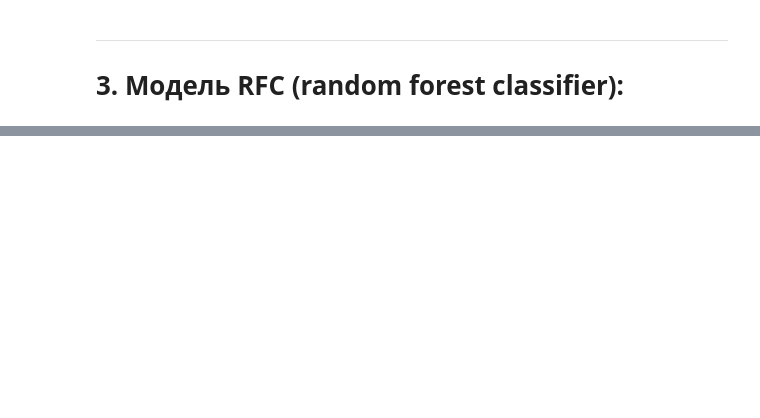
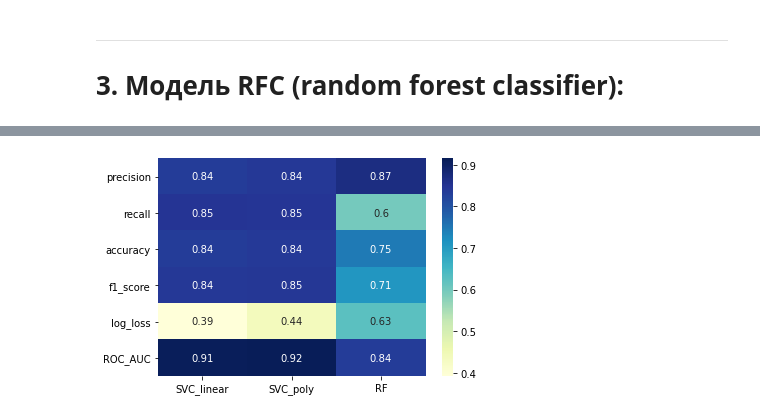
Before and after one commit to belpablo/smth_for_fun, a Jupyter notebook: KONTUR/solution/Kontur_test.ipynb, the cells around one changed output, grey strips where cells are left out. Drawn from its saved outputs; the diff is of its cells as text; code cells hidden in the pictures; blank space fills up the shorter version.

```diff
--- a/KONTUR/solution/Kontur_test.ipynb
+++ b/KONTUR/solution/Kontur_test.ipynb
@@ -281,0 +299,12 @@ See the caveats in the documentation: https://pandas.pydata.org/pandas-docs/stab
+# %%
+# Разобьём тренировочный датасет на тренировочную/тестовую выборки 8/2:
+
+train_data = pd.read_csv('dataset/train.tsv', sep = '\t')
+train_data = preprocessing(train_data)
+X_train, X_test, y_train, y_test = train_test_split(train_data['title'],
+                                                    train_data['is_fake'],
+                                                    test_size = 0.2,
+                                                    random_state = rand_state)
+
+vectorizer = TfidfVectorizer()
+train_x_vect = vectorizer.fit_transform(X_train)
@@ -281,0 +368,31 @@ See the caveats in the documentation: https://pandas.pydata.org/pandas-docs/stab
+# %%
+# HeatMap plot:
+
+models_names_arr = list(prob_pred_df.keys()[:-2])
+metrics_dict = defaultdict(dict)
+threshold = 0.5
+
+for name in models_names_arr:
+
+    # Forming predicted class:
+    predicted_class = (prob_pred_df[name] > threshold).astype(int)
+
+    # Computing all metrics:
+    precision, recall, f_score, _ = metrics.precision_recall_fscore_support(prob_pred_df['is_fake'],\
+                                                                            predicted_class, average = 'binary')
+
+    accuracy = metrics.accuracy_score(prob_pred_df['is_fake'], predicted_class)
+    log_loss = metrics.log_loss(prob_pred_df['is_fake'], prob_pred_df[name])
+    roc_auc = metrics.roc_auc_score(prob_pred_df['is_fake'], prob_pred_df[name])
+
+    metric_name_value_pairs = zip(('precision', 'recall', 'accuracy', 'f1_score', 'log_loss', 'ROC_AUC'),\
+                                  (precision, recall, accuracy, f_score, log_loss, roc_auc))
+
+    # Building metrics dict:
+    for metric_name, metric_value in metric_name_value_pairs:
+        metrics_dict[name][metric_name] = metric_value
+
+df_metrics = pd.DataFrame(metrics_dict)
+sns.heatmap(df_metrics, cmap = 'YlGnBu', annot = True);
+# %% [output]
+[figure, added]
```
Also changed, not shown: parts of 26 cells of this notebook.
